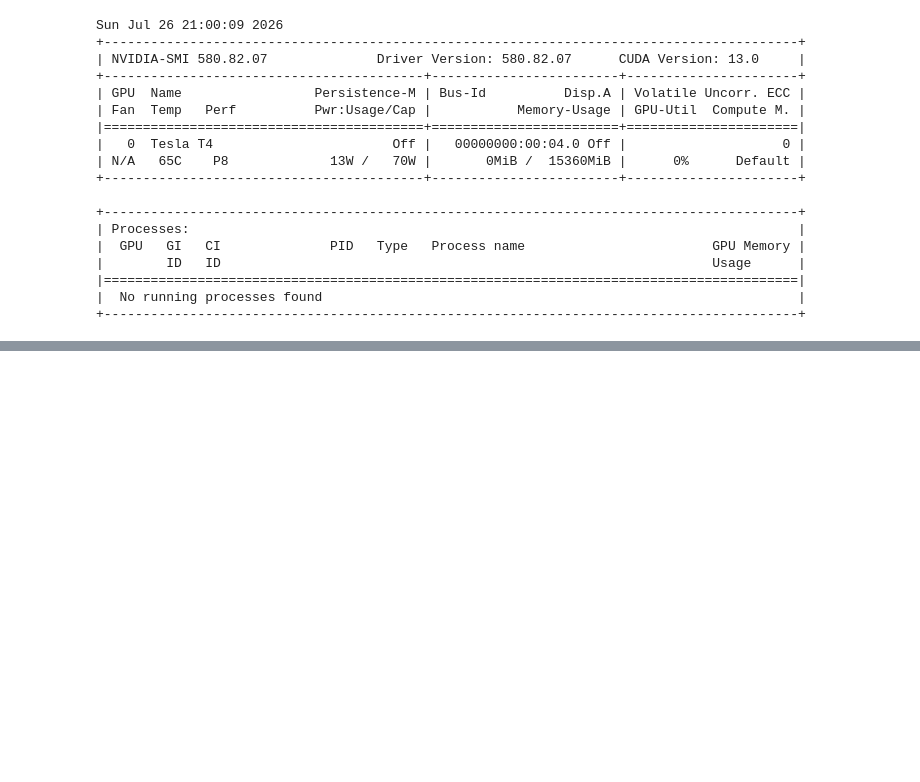
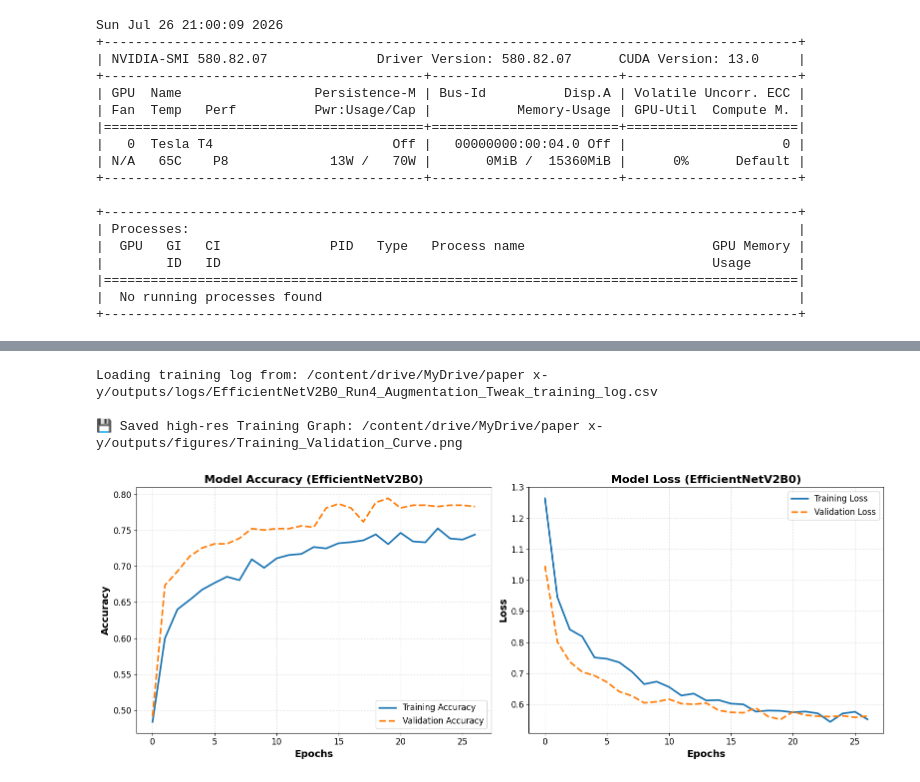
Before and after one commit to javersifaz05-rgb/chest-xray-classification, a Jupyter notebook: Copy_of_final_try.ipynb, the cells around one changed output, grey strips where cells are left out. Saved outputs shown, nothing was run; the diff lists cells and outputs as text; code cells hidden in the pictures; blank space fills up the shorter version.

```diff
--- a/Copy_of_final_try.ipynb
+++ b/Copy_of_final_try.ipynb
@@ -5479,0 +8684,62 @@ Sun Jul 26 21:00:09 2026
+# %%
+import os
+import pandas as pd
+import matplotlib.pyplot as plt
+
+# ==========================================
+# 1. Directories & Paths
+# ==========================================
+# তোমার বেস্ট মডেলের লগ ফাইল (Run 4)
+CSV_LOG_PATH = "/content/drive/MyDrive/paper x-y/outputs/logs/EfficientNetV2B0_Run4_Augmentation_Tweak_training_log.csv"
+OUTPUT_FIG_DIR = "/content/drive/MyDrive/paper x-y/outputs/figures"
+os.makedirs(OUTPUT_FIG_DIR, exist_ok=True)
+
+# ==========================================
+# 2. Read CSV Data
+# ==========================================
+print(f"Loading training log from: {CSV_LOG_PATH}")
+# CSV ফাইল রিড করা হচ্ছে
+history = pd.read_csv(CSV_LOG_PATH)
+
+# কলামের নামগুলোতে কোনো স্পেস বা স্পেশাল ক্যারেক্টার থাকলে ঠিক করে নেওয়া
+history.columns = [col.replace('\\', '').strip() for col in history.columns]
+
+# ==========================================
+# 3. Plotting Paper-Ready Graphs
+# ==========================================
+fig, (ax1, ax2) = plt.subplots(1, 2, figsize=(16, 6))
+
+# --- Plot 1: Accuracy ---
+ax1.plot(history['epoch'], history['accuracy'], label='Training Accuracy', color='#1f77b4', linewidth=2.5)
+ax1.plot(history['epoch'], history['val_accuracy'], label='Validation Accuracy', color='#ff7f0e', linewidth=2.5, linestyle='--')
+ax1.set_title('Model Accuracy (EfficientNetV2B0)', fontsize=16, fontweight='bold')
+ax1.set_xlabel('Epochs', fontsize=14, fontweight='bold')
+ax1.set_ylabel('Accuracy', fontsize=14, fontweight='bold')
+ax1.legend(loc='lower right', fontsize=12)
+ax1.grid(True, linestyle=':', alpha=0.7)
+ax1.tick_params(axis='both', labelsize=12)
+
+# --- Plot 2: Loss ---
+ax2.plot(history['epoch'], history['loss'], label='Training Loss', color='#1f77b4', linewidth=2.5)
+ax2.plot(history['epoch'], history['val_loss'], label='Validation Loss', color='#ff7f0e', linewidth=2.5, linestyle='--')
+ax2.set_title('Model Loss (EfficientNetV2B0)', fontsize=16, fontweight='bold')
+ax2.set_xlabel('Epochs', fontsize=14, fontweight='bold')
+ax2.set_ylabel('Loss', fontsize=14, fontweight='bold')
+ax2.legend(loc='upper right', fontsize=12)
+ax2.grid(True, linestyle=':', alpha=0.7)
+ax2.tick_params(axis='both', labelsize=12)
+
+# ==========================================
+# 4. Save and Show
+# ==========================================
+plt.tight_layout()
+save_path = os.path.join(OUTPUT_FIG_DIR, "Training_Validation_Curve.png")
+plt.savefig(save_path, dpi=300, bbox_inches="tight")
+print(f"\n💾 Saved high-res Training Graph: {save_path}")
+
+plt.show()
+# %% [output]
+Loading training log from: /content/drive/MyDrive/paper x-y/outputs/logs/EfficientNetV2B0_Run4_Augmentation_Tweak_training_log.csv
+
+💾 Saved high-res Training Graph: /content/drive/MyDrive/paper x-y/outputs/figures/Training_Validation_Curve.png
+[figure, added]
```
Also changed, not shown: parts of 78 cells of this notebook.
